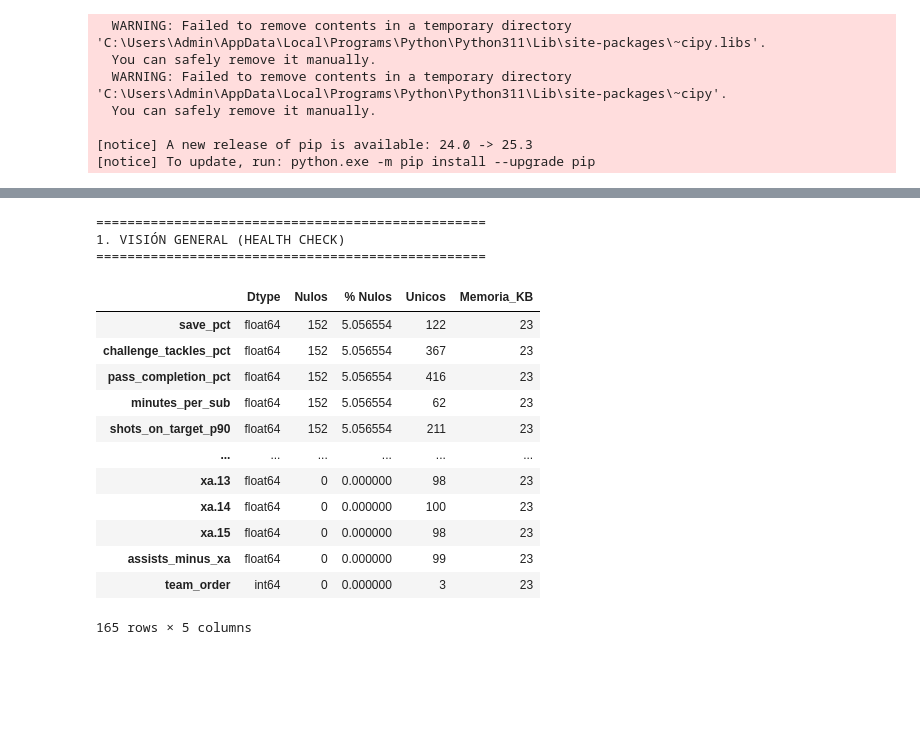
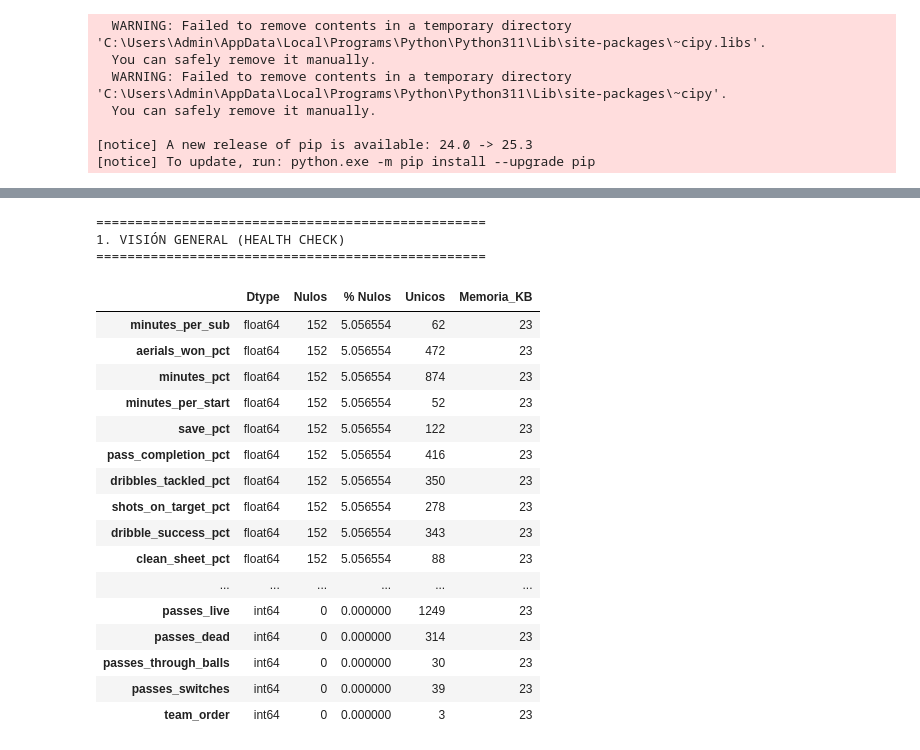
Before and after one commit to RDsanchez-git/Objetive_BallonDor, a Jupyter notebook: notebooks/01_eda_analysis.ipynb, the cells around one changed output, grey strips where cells are left out. Saved outputs shown, nothing was run; the diff lists cells and outputs as text; code cells hidden in the pictures; blank space fills up the shorter version.

```diff
--- a/notebooks/01_eda_analysis.ipynb
+++ b/notebooks/01_eda_analysis.ipynb
@@ -113,54 +204,61 @@ df.head(101)
 # %%
 # ==============================================================================
-# PARTE 1: ANÁLISIS DE INTEGRIDAD Y ESTRUCTURAL DE LOS DATOS
+# ERRORES PROVENIENTES DEL ETL
 # ==============================================================================
+"""
+
 print("\n" + "="*50)
 print("1. VISIÓN GENERAL (HEALTH CHECK)")
 print("="*50)
 
 # A. Integridad de la Base (Nulos)
+#    Aquí se crea específicamente un df que proporcione los valores nulos y otros tipos de datos más
 
 def elite_audit(df):
-    """
-    Genera un reporte de salud básico del dataframe.
-    """
+
+    # Genera un reporte de salud básico del dataframe.
+
     # 1. Tipos de datos
     audit = pd.DataFrame(df.dtypes, columns=['Dtype'])
 
     # 2. Conteo de nulos y porcentaje
     audit['Nulos'] = df.isnull().sum()
     audit['% Nulos'] = (df.isnull().sum() / len(df)) * 100
 
     # 3. Valores únicos (Cardinalidad)
     audit['Unicos'] = df.nunique()
 
     # 4. Memoria (opcional, bueno para Big Data)
     audit['Memoria_KB'] = df.memory_usage(deep=True) // 1024
 
 
     return audit.sort_values(by='% Nulos', ascending=False)
 
-
-
 # Ejecución de la auditoría
 
 reporte = elite_audit(df)
 display(reporte)
+
+"""
 # %% [output]
 ==================================================
 1. VISIÓN GENERAL (HEALTH CHECK)
 ==================================================
 |  | Dtype | Nulos | % Nulos | Unicos | Memoria_KB |
+| minutes_per_sub | float64 | 152 | 5.056554 | 62 | 23 |
+| aerials_won_pct | float64 | 152 | 5.056554 | 472 | 23 |
+| minutes_pct | float64 | 152 | 5.056554 | 874 | 23 |
+| minutes_per_start | float64 | 152 | 5.056554 | 52 | 23 |
 | save_pct | float64 | 152 | 5.056554 | 122 | 23 |
-| challenge_tackles_pct | float64 | 152 | 5.056554 | 367 | 23 |
 | pass_completion_pct | float64 | 152 | 5.056554 | 416 | 23 |
-| minutes_per_sub | float64 | 152 | 5.056554 | 62 | 23 |
-| shots_on_target_p90 | float64 | 152 | 5.056554 | 211 | 23 |
+| dribbles_tackled_pct | float64 | 152 | 5.056554 | 350 | 23 |
+| shots_on_target_pct | float64 | 152 | 5.056554 | 278 | 23 |
+| dribble_success_pct | float64 | 152 | 5.056554 | 343 | 23 |
+| clean_sheet_pct | float64 | 152 | 5.056554 | 88 | 23 |
 | ... | ... | ... | ... | ... | ... |
-| xa.13 | float64 | 0 | 0.000000 | 98 | 23 |
-| xa.14 | float64 | 0 | 0.000000 | 100 | 23 |
-| xa.15 | float64 | 0 | 0.000000 | 98 | 23 |
-| assists_minus_xa | float64 | 0 | 0.000000 | 99 | 23 |
+| passes_live | int64 | 0 | 0.000000 | 1249 | 23 |
+| passes_dead | int64 | 0 | 0.000000 | 314 | 23 |
+| passes_through_balls | int64 | 0 | 0.000000 | 30 | 23 |
+| passes_switches | int64 | 0 | 0.000000 | 39 | 23 |
 | team_order | int64 | 0 | 0.000000 | 3 | 23 |
-165 rows × 5 columns
 # %%
```
Also changed, not shown: parts of 22 cells of this notebook, 2 other files.
